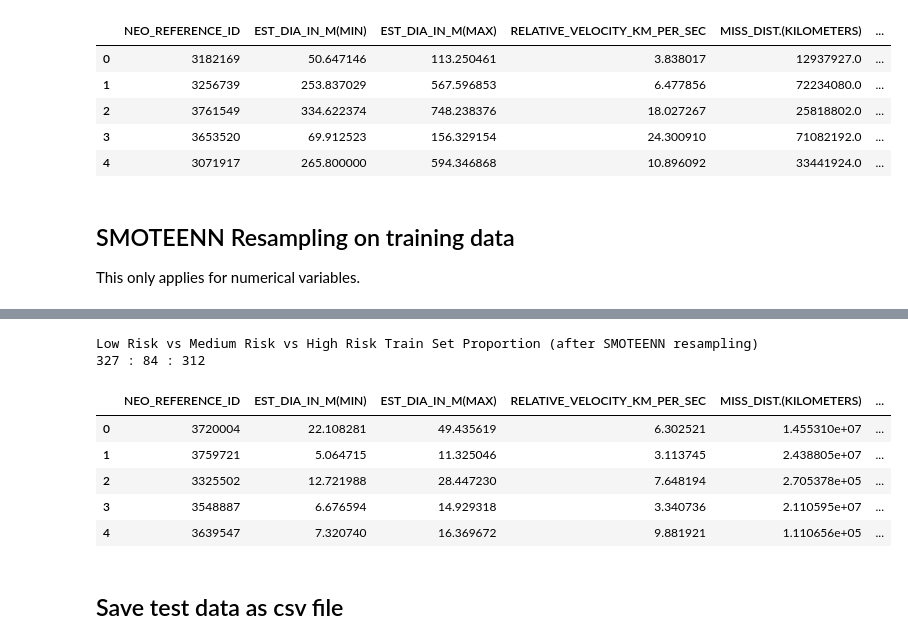
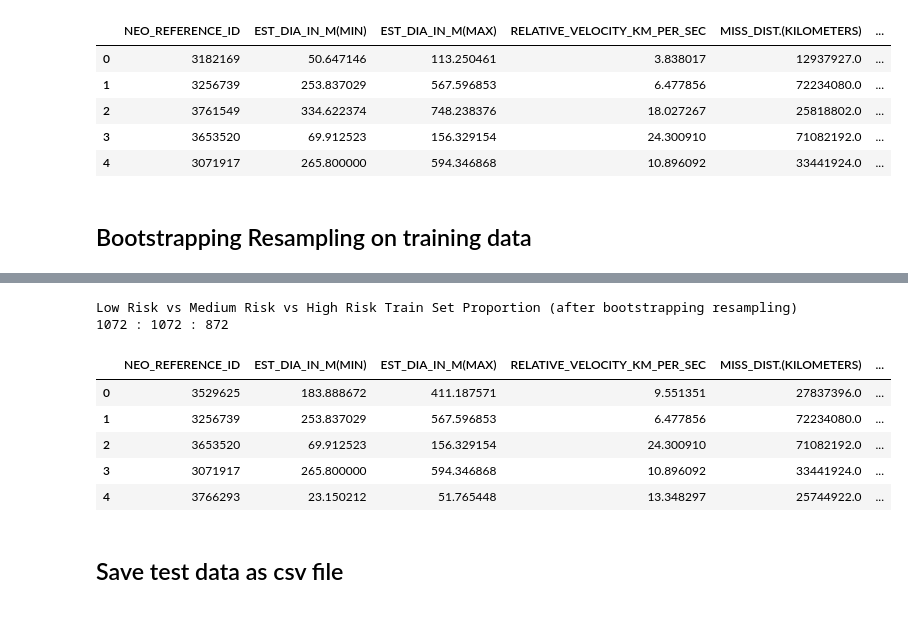
Before and after one commit to afreenrafi/SC1015-Project, a Jupyter notebook: Neural Network.ipynb, the cells around one changed output, grey strips where cells are left out. Saved outputs shown, nothing was run; the diff lists cells and outputs as text; code cells hidden in the pictures.

```diff
--- a/Neural Network.ipynb
+++ b/Neural Network.ipynb
@@ -236,8 +236,7 @@ smotetomek_train_df.head()
 # Save the dataframe to a CSV file
 # smotetomek_train_df.to_csv('./datasets/smotetomek_train.csv')
 # %% [markdown]
-## SMOTEENN Resampling on training data
-This only applies for numerical variables.
+## Bootstrapping Resampling on training data
 # %%
 # Select numerical variables
 x_train = x_train[['NEO_REFERENCE_ID','EST_DIA_IN_M(MIN)',
@@ -254,24 +253,52 @@ x_train.head()
 | 1833 | 3761549 | 334.622374 | 748.238376 | 18.027267 | 25818802.0 | ... |
 | 3632 | 3653520 | 69.912523 | 156.329154 | 24.300910 | 71082192.0 | ... |
 # %%
-# Set random_state for reproducibility
-sme = SMOTEENN(random_state=20)
-x_resampled, y_resampled = sme.fit_resample(x_train, y_train)
+# Determine the minority, majority, and intermediate class labels
+unique_labels, label_counts = np.unique(y_train, return_counts=True)
+minority_class_label = unique_labels[np.argmin(label_counts)]
+majority_class_label = unique_labels[np.argmax(label_counts)]
+intermediate_class_label = np.setdiff1d(unique_labels, [minority_class_label, majority_class_label])[0]
+
+# Separate minority, majority, and intermediate class samples
+x_minority = x_train[y_train == minority_class_label]
+x_majority = x_train[y_train == majority_class_label]
+x_intermediate = x_train[y_train == intermediate_class_label]
+
+# Perform bootstrapping on the minority class samples
+num_samples_minority = len(x_majority)
+x_minority_resampled = resample(x_minority, replace=True, n_samples=num_samples_minority, random_state=20)
+
+# Combine resampled minority class samples with majority and intermediate class samples
+x_resampled = np.concatenate((x_majority, x_minority_resampled, x_intermediate))
+y_resampled = np.concatenate((np.full(len(x_majority), majority_class_label),
+                               np.full(len(x_minority_resampled), minority_class_label),
+                               np.full(len(x_intermediate), intermediate_class_label)))
 # %%
-print("Low Risk vs Medium Risk vs High Risk Train Set Proportion (after SMOTEENN resampling)")
-print(y_resampled.value_counts()[0], ':',y_resampled.value_counts()[1], ':', y_resampled.value_counts()[2])
+# Convert y_resampled to a pandas Series
+y_resampled_series = pd.Series(y_resampled)
+
+# Print the class proportions
+print("Low Risk vs Medium Risk vs High Risk Train Set Proportion (after bootstrapping resampling)")
+print(y_resampled_series.value_counts()[0], ':', y_resampled_series.value_counts()[1], ':', y_resampled_series.value_counts()[2])
 # %% [output]
-Low Risk vs Medium Risk vs High Risk Train Set Proportion (after SMOTEENN resampling)
-327 : 84 : 312
+Low Risk vs Medium Risk vs High Risk Train Set Proportion (after bootstrapping resampling)
+1072 : 1072 : 872
 # %%
-smoteenn_train_df = pd.concat([x_resampled, y_resampled], axis=1)
-smoteenn_train_df.head()
+# Convert the resampled data into a DataFrame
+bootstrapping_train_df = pd.DataFrame(data=np.column_stack((x_resampled, y_resampled)), columns=list(x_train.columns) + ['RISK_CATEGORY'])
+
+# Convert dataframe columns to integers
+bootstrapping_train_df['NEO_REFERENCE_ID'] = bootstrapping_train_df['NEO_REFERENCE_ID'].astype(int)
+bootstrapping_train_df['RISK_CATEGORY'] = bootstrapping_train_df['RISK_CATEGORY'].astype(int)
+
+# Now bootstrapping_train_df contains the resampled feature vectors and corresponding class labels
+bootstrapping_train_df.head()
 # %% [output]
 |  | NEO_REFERENCE_ID | EST_DIA_IN_M(MIN) | EST_DIA_IN_M(MAX) | RELATIVE_VELOCITY_KM_PER_SEC | MISS_DIST.(KILOMETERS) | ... |
-| 0 | 3720004 | 22.108281 | 49.435619 | 6.302521 | 1.455310e+07 | ... |
-| 1 | 3759721 | 5.064715 | 11.325046 | 3.113745 | 2.438805e+07 | ... |
-| 2 | 3325502 | 12.721988 | 28.447230 | 7.648194 | 2.705378e+05 | ... |
-| 3 | 3548887 | 6.676594 | 14.929318 | 3.340736 | 2.110595e+07 | ... |
-| 4 | 3639547 | 7.320740 | 16.369672 | 9.881921 | 1.110656e+05 | ... |
+| 0 | 3529625 | 183.888672 | 411.187571 | 9.551351 | 27837396.0 | ... |
+| 1 | 3256739 | 253.837029 | 567.596853 | 6.477856 | 72234080.0 | ... |
+| 2 | 3653520 | 69.912523 | 156.329154 | 24.300910 | 71082192.0 | ... |
+| 3 | 3071917 | 265.800000 | 594.346868 | 10.896092 | 33441924.0 | ... |
+| 4 | 3766293 | 23.150212 | 51.765448 | 13.348297 | 25744922.0 | ... |
 # %%
 # Save the dataframe to a CSV file
```
Also changed, not shown: parts of 8 cells of this notebook.
